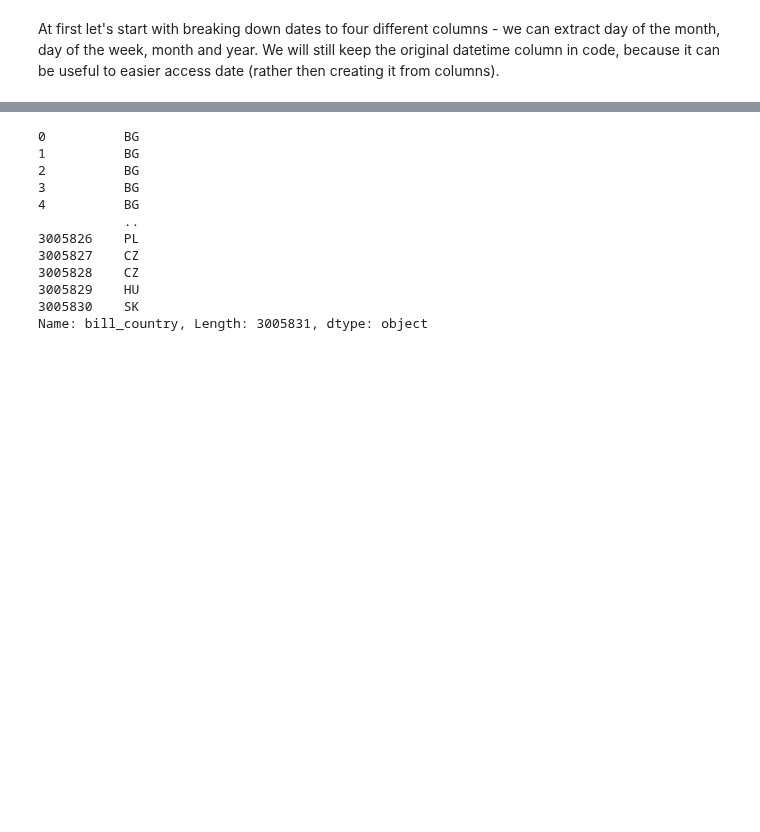
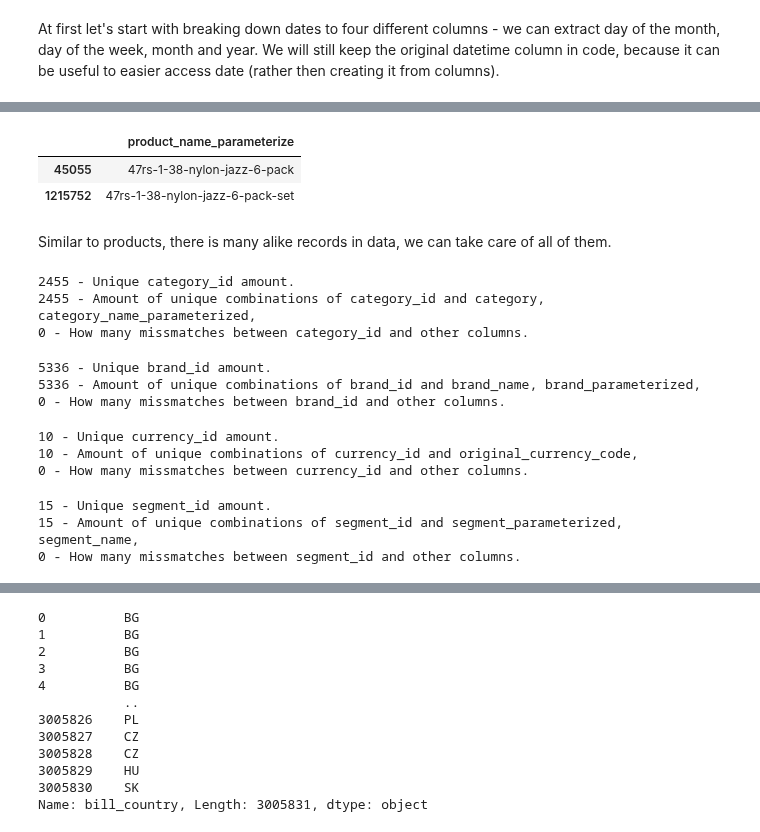
Before and after one commit to xSchon/BP, a Jupyter notebook: Preprocessing.ipynb, the cells around one changed output, grey strips where cells are left out. Drawn from its saved outputs; the diff is of its cells as text; code cells hidden in the pictures; blank space fills up the shorter version.

```diff
--- a/Preprocessing.ipynb
+++ b/Preprocessing.ipynb
@@ -110,0 +83,6 @@ That means 0 missmatches between product name and product id.
+# %%
+# rename catalog_COLUMN to COLUMN only so it is easier to understand
+data.rename(columns={'catalog_category_id' : 'category_id', 'catalog_segment_id' : 'segment_id', 'catalog_brand_id' : 'brand_id'}, inplace=True)
+
+# rename other id columns with extra words to pure defining id in similar spirit as with catalog
+data.rename(columns={'setting_currency_id' : 'currency_id', 'shop_basket_id' : 'basket_id'}, inplace=True)
@@ -114,0 +151,32 @@ data.drop(labels=['product_name', 'product'])
+# %%
+data.drop(labels='product_name_parameterize', inplace=True, axis=1)
+# %% [output]
+|  | product_name_parameterize |
+| 45055 | 47rs-1-38-nylon-jazz-6-pack |
+| 1215752 | 47rs-1-38-nylon-jazz-6-pack-set |
+# %% [markdown]
+Similar to products, there is many alike records in data, we can take care of all of them.
+# %%
+leave_only_id_column(data, 'category_id', ['category', 'category_name_parameterized'], inplace=True)
+# %% [output]
+2455 - Unique category_id amount.
+2455 - Amount of unique combinations of category_id and category, category_name_parameterized,
+0 - How many missmatches between category_id and other columns.
+# %%
+leave_only_id_column(data, 'brand_id', ['brand_name', 'brand_parameterized'], inplace=True)
+# %% [output]
+5336 - Unique brand_id amount.
+5336 - Amount of unique combinations of brand_id and brand_name, brand_parameterized,
+0 - How many missmatches between brand_id and other columns.
+# %%
+leave_only_id_column(data, 'currency_id', ['original_currency_code'], inplace=True)
+# %% [output]
+10 - Unique currency_id amount.
+10 - Amount of unique combinations of currency_id and original_currency_code,
+0 - How many missmatches between currency_id and other columns.
+# %%
+leave_only_id_column(data, 'segment_id', ['segment_parameterized', 'segment_name'], inplace=True)
+# %% [output]
+15 - Unique segment_id amount.
+15 - Amount of unique combinations of segment_id and segment_parameterized, segment_name,
+0 - How many missmatches between segment_id and other columns.
```
Also changed, not shown: parts of 14 cells of this notebook.
